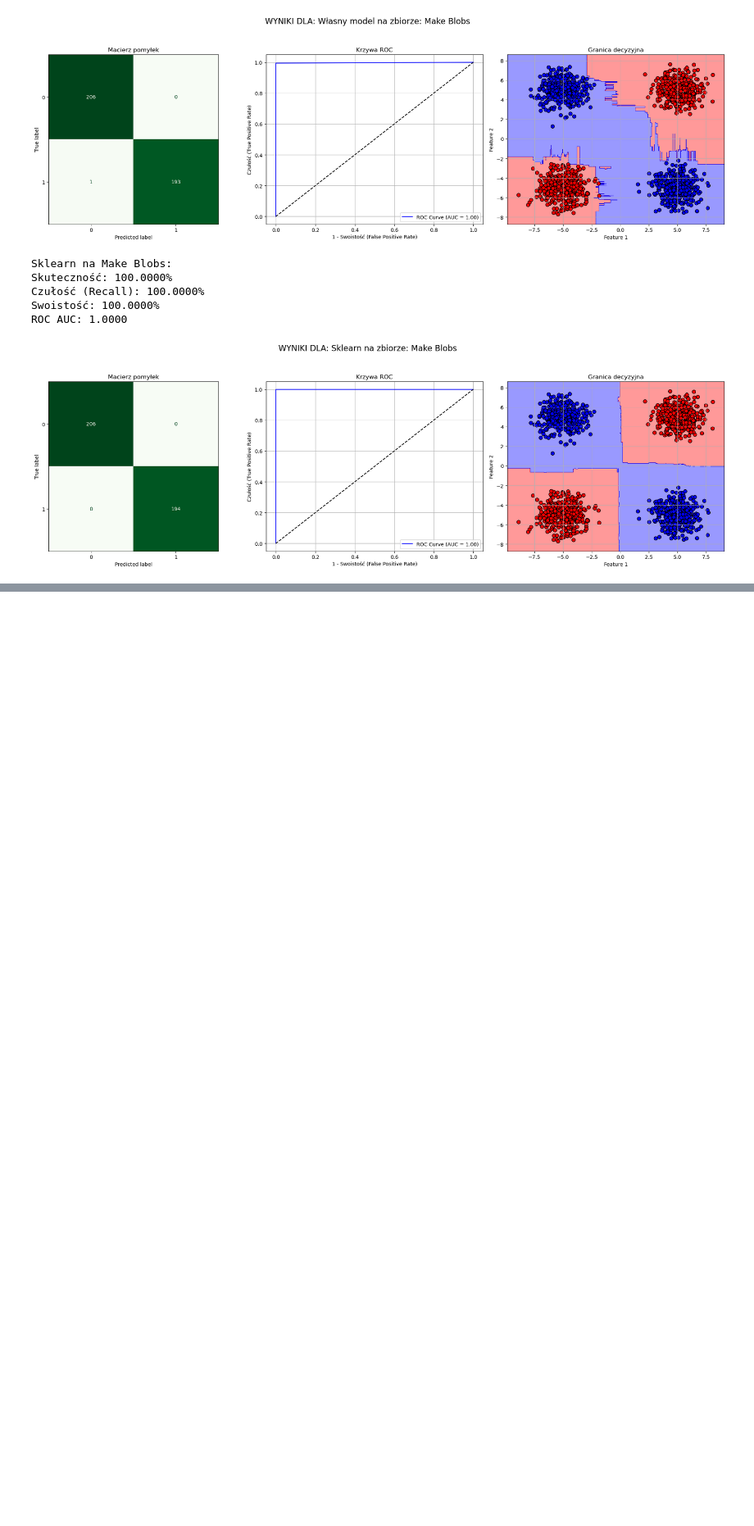
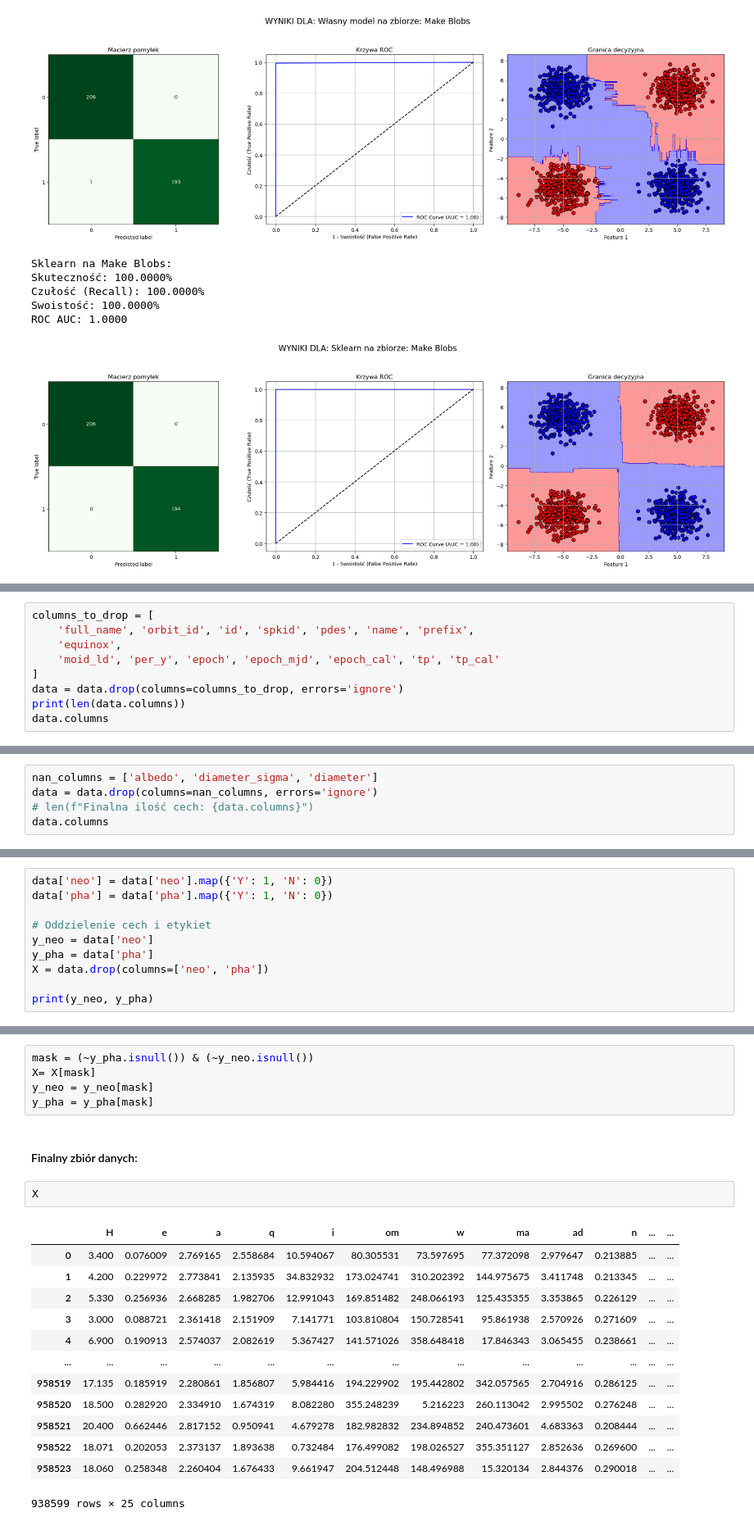
Before and after one commit to Jvsin/ai-studies, a Jupyter notebook: pum2025/LAB6/lab6.ipynb, the cells around one changed output, grey strips where cells are left out. Shown at 82% size. Cells and saved outputs as stored; diff of their text form; blank space fills up the shorter version.

```diff
--- a/pum2025/LAB6/lab6.ipynb
+++ b/pum2025/LAB6/lab6.ipynb
@@ -403,0 +438,9 @@ ROC AUC: 1.0000
+# %%
+columns_to_drop = [
+    'full_name', 'orbit_id', 'id', 'spkid', 'pdes', 'name', 'prefix',
+    'equinox',
+    'moid_ld', 'per_y', 'epoch', 'epoch_mjd', 'epoch_cal', 'tp', 'tp_cal'
+]
+data = data.drop(columns=columns_to_drop, errors='ignore')
+print(len(data.columns))
+data.columns
@@ -403,0 +478,5 @@ ROC AUC: 1.0000
+# %%
+nan_columns = ['albedo', 'diameter_sigma', 'diameter']
+data = data.drop(columns=nan_columns, errors='ignore')
+# len(f"Finalna ilość cech: {data.columns}")
+data.columns
@@ -403,0 +491,10 @@ ROC AUC: 1.0000
+# %%
+data['neo'] = data['neo'].map({'Y': 1, 'N': 0})
+data['pha'] = data['pha'].map({'Y': 1, 'N': 0})
+
+# Oddzielenie cech i etykiet
+y_neo = data['neo']
+y_pha = data['pha']
+X = data.drop(columns=['neo', 'pha'])
+
+print(y_neo, y_pha)
@@ -403,0 +541,23 @@ ROC AUC: 1.0000
+# %%
+mask = (~y_pha.isnull()) & (~y_neo.isnull())
+X= X[mask]
+y_neo = y_neo[mask]
+y_pha = y_pha[mask]
+# %% [markdown]
+#### Finalny zbiór danych:
+# %%
+X
+# %% [output]
+|  | H | e | a | q | i | om | w | ma | ad | n | ... | ... |
+| 0 | 3.400 | 0.076009 | 2.769165 | 2.558684 | 10.594067 | 80.305531 | 73.597695 | 77.372098 | 2.979647 | 0.213885 | ... | ... |
+| 1 | 4.200 | 0.229972 | 2.773841 | 2.135935 | 34.832932 | 173.024741 | 310.202392 | 144.975675 | 3.411748 | 0.213345 | ... | ... |
+| 2 | 5.330 | 0.256936 | 2.668285 | 1.982706 | 12.991043 | 169.851482 | 248.066193 | 125.435355 | 3.353865 | 0.226129 | ... | ... |
+| 3 | 3.000 | 0.088721 | 2.361418 | 2.151909 | 7.141771 | 103.810804 | 150.728541 | 95.861938 | 2.570926 | 0.271609 | ... | ... |
+| 4 | 6.900 | 0.190913 | 2.574037 | 2.082619 | 5.367427 | 141.571026 | 358.648418 | 17.846343 | 3.065455 | 0.238661 | ... | ... |
+| ... | ... | ... | ... | ... | ... | ... | ... | ... | ... | ... | ... | ... |
+| 958519 | 17.135 | 0.185919 | 2.280861 | 1.856807 | 5.984416 | 194.229902 | 195.442802 | 342.057565 | 2.704916 | 0.286125 | ... | ... |
+| 958520 | 18.500 | 0.282920 | 2.334910 | 1.674319 | 8.082280 | 355.248239 | 5.216223 | 260.113042 | 2.995502 | 0.276248 | ... | ... |
+| 958521 | 20.400 | 0.662446 | 2.817152 | 0.950941 | 4.679278 | 182.982832 | 234.894852 | 240.473601 | 4.683363 | 0.208444 | ... | ... |
+| 958522 | 18.071 | 0.202053 | 2.373137 | 1.893638 | 0.732484 | 176.499082 | 198.026527 | 355.351127 | 2.852636 | 0.269600 | ... | ... |
+| 958523 | 18.060 | 0.258348 | 2.260404 | 1.676433 | 9.661947 | 204.512448 | 148.496988 | 15.320134 | 2.844376 | 0.290018 | ... | ... |
+938599 rows × 25 columns
```
Also changed, not shown: parts of 11 cells of this notebook.
